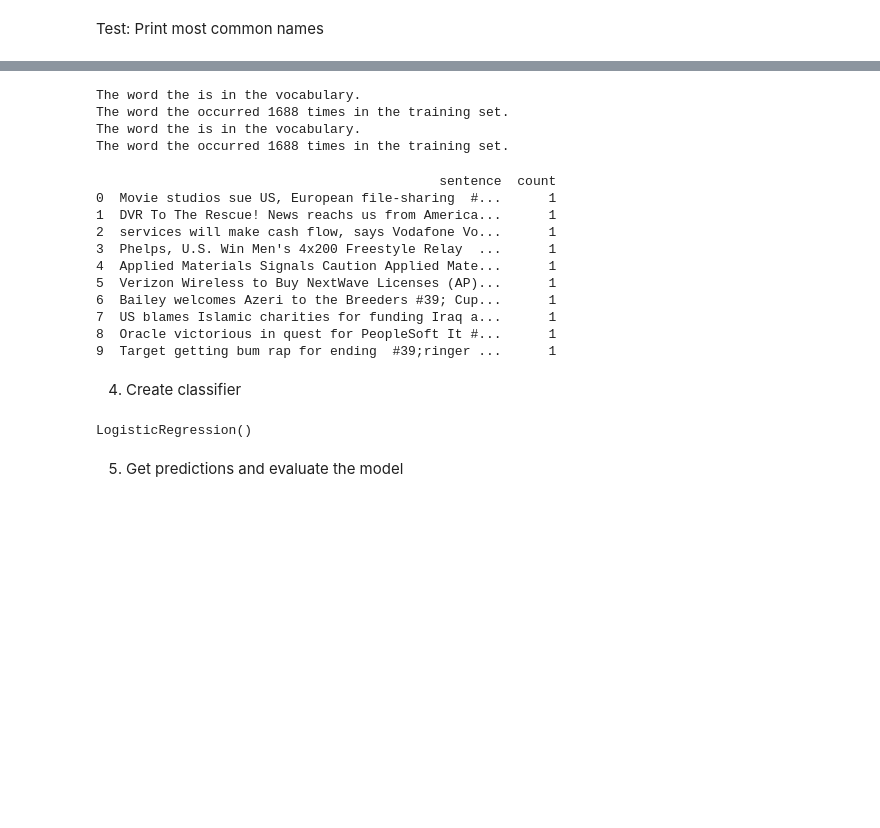
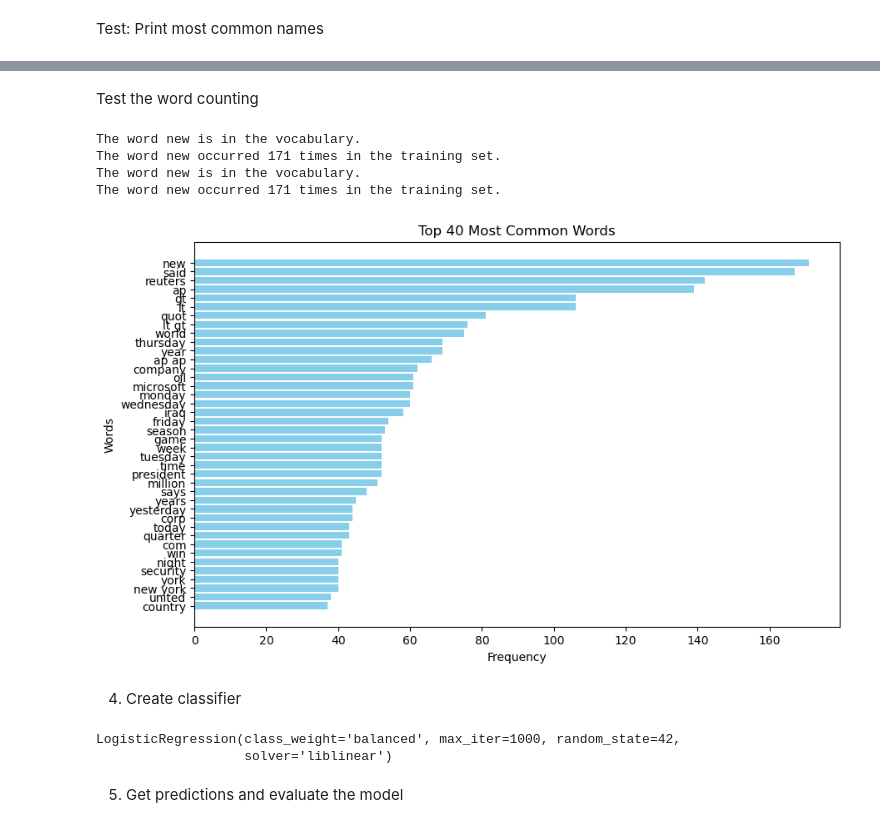
Before and after one commit to yonashanel/ma2, a Jupyter notebook: assignments/bow.ipynb, the cells around one changed output, grey strips where cells are left out. Drawn from its saved outputs; the diff is of its cells as text; code cells hidden in the pictures; blank space fills up the shorter version.

```diff
--- a/assignments/bow.ipynb
+++ b/assignments/bow.ipynb
@@ -168,5 +193,7 @@ print(top_10_words)
+# %% [markdown]
+Test the word counting
 # %%
-word = "the"
+word = "new"
 if word in cv.get_feature_names_out():
     print(f"The word {word} is in the vocabulary.")
 else:
@@ -188,39 +215,40 @@ the_index = cv.get_feature_names_out().tolist().index(word)
 the_count = word_counts[the_index]
 print(f"The word {word} occurred {the_count} times in the training set.")
 # %% [output]
-The word the is in the vocabulary.
-The word the occurred 1688 times in the training set.
-The word the is in the vocabulary.
-The word the occurred 1688 times in the training set.
+The word new is in the vocabulary.
+The word new occurred 171 times in the training set.
+The word new is in the vocabulary.
+The word new occurred 171 times in the training set.
-# %%
-# Assuming X_train is your dataset containing sentences
-sentence_counts = Counter(X_train)
-
-# Get the top 10 most common sentences
-top_10_sentences = sentence_counts.most_common(10)
-
-# Print the top 10 sentences in a table
-print(pd.DataFrame(top_10_sentences, columns=["sentence", "count"]))
-# %% [output]
-                                            sentence  count
-0  Movie studios sue US, European file-sharing  #...      1
-1  DVR To The Rescue! News reachs us from America...      1
-2  services will make cash flow, says Vodafone Vo...      1
-3  Phelps, U.S. Win Men's 4x200 Freestyle Relay  ...      1
-4  Applied Materials Signals Caution Applied Mate...      1
-5  Verizon Wireless to Buy NextWave Licenses (AP)...      1
-6  Bailey welcomes Azeri to the Breeders #39; Cup...      1
-7  US blames Islamic charities for funding Iraq a...      1
-8  Oracle victorious in quest for PeopleSoft It #...      1
-9  Target getting bum rap for ending  #39;ringer ...      1
+# %%
+# Visualize the top N tokens
+def visualize_top_n_tokens(word_freq, n=40):
+    # Sort the DataFrame by count in descending order and select the top N words
+    top_n_words = word_freq.sort_values(by='count', ascending=False).head(n)
+
+    # Create the bar chart
+    plt.figure(figsize=(10, 6))
+    plt.barh(top_n_words['word'], top_n_words['count'], color='skyblue')
+    plt.xlabel('Frequency')
+    plt.ylabel('Words')
+    plt.title(f'Top {n} Most Common Words')
+    plt.gca().invert_yaxis()  # Invert y-axis to show the highest frequency at the top
+    plt.show()
+
+# Call the function with the word_freq DataFrame
+visualize_top_n_tokens(word_freq, n=40)
+# %% [output]
+[figure, added]
 # %% [markdown]
 4. Create classifier
-# %%
-lr_clf = LogisticRegression() # Note that we can set hyperparameters here
-
-lr_clf.fit(X_train_vectorized, y_train)
-# %% [output]
-LogisticRegression()
+# %%
+# adding hyperparameters to the logistic regression model
+# Initialize the logistic regression classifier
+lr_clf = LogisticRegression(max_iter=1000, C=1.0, solver='liblinear', random_state=42, class_weight='balanced')
+
+lr_clf.fit(X_train_vectorized, y_train)
+# %% [output]
+LogisticRegression(class_weight='balanced', max_iter=1000, random_state=42,
+                   solver='liblinear')
 # %% [markdown]
 5. Get predictions and evaluate the model
 # %%
```
Also changed, not shown: parts of 10 cells of this notebook, 3 other files.
